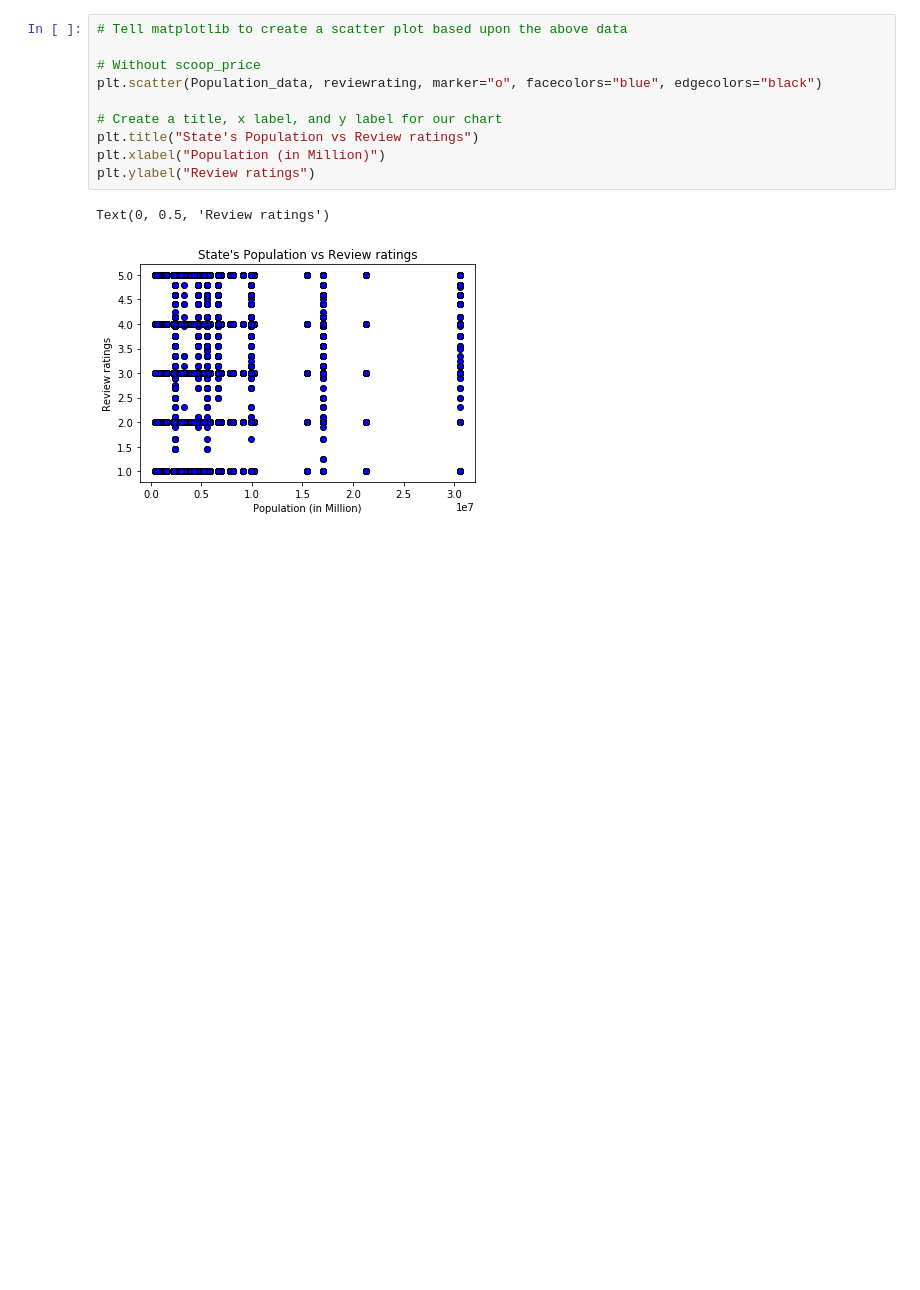
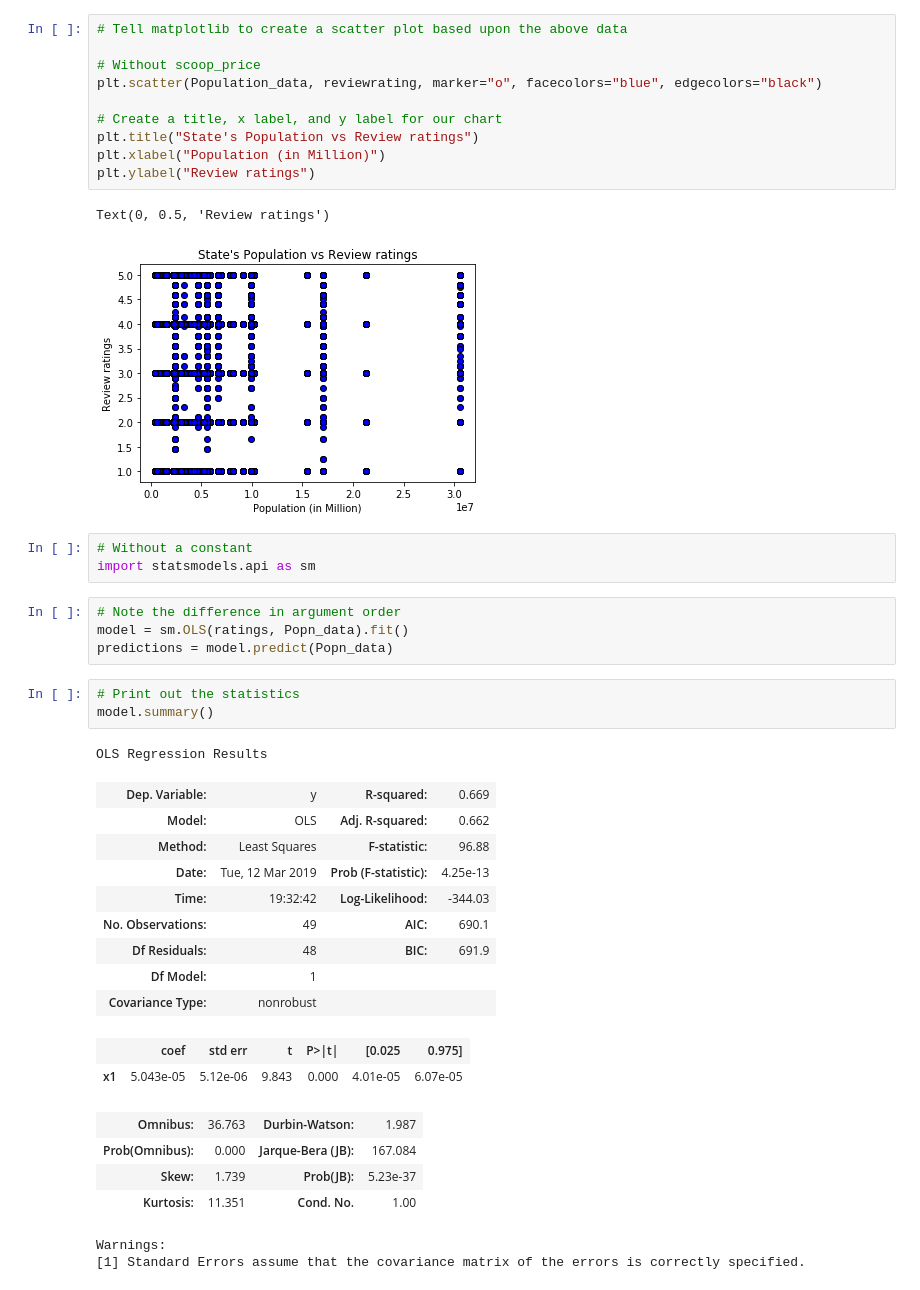
Before and after one commit to janelcv/Hotel_Rating_Analysis, a Jupyter notebook: Hotel_Ratings_Analysis-09.ipynb, the cells around one changed output. Saved outputs shown, nothing was run; the diff lists cells and outputs as text; blank space fills up the shorter version.

```diff
--- a/Hotel_Ratings_Analysis-09.ipynb
+++ b/Hotel_Ratings_Analysis-09.ipynb
@@ -314,3 +314,32 @@ plt.ylabel("Review ratings")
 # %% [output]
 Text(0, 0.5, 'Review ratings')
 [figure]
+# %%
+# Without a constant
+import statsmodels.api as sm
+# %%
+# Note the difference in argument order
+model = sm.OLS(ratings, Popn_data).fit()
+predictions = model.predict(Popn_data)
+# %%
+# Print out the statistics
+model.summary()
+# %% [output]
+OLS Regression Results
+| Dep. Variable: | y | R-squared: | 0.669 |
+| Model: | OLS | Adj. R-squared: | 0.662 |
+| Method: | Least Squares | F-statistic: | 96.88 |
+| Date: | Tue, 12 Mar 2019 | Prob (F-statistic): | 4.25e-13 |
+| Time: | 19:32:42 | Log-Likelihood: | -344.03 |
+| No. Observations: | 49 | AIC: | 690.1 |
+| Df Residuals: | 48 | BIC: | 691.9 |
+| Df Model: | 1 |  |  |
+| Covariance Type: | nonrobust |  |  |
+|  | coef | std err | t | P>|t| | [0.025 | 0.975] |
+| x1 | 5.043e-05 | 5.12e-06 | 9.843 | 0.000 | 4.01e-05 | 6.07e-05 |
+| Omnibus: | 36.763 | Durbin-Watson: | 1.987 |
+| Prob(Omnibus): | 0.000 | Jarque-Bera (JB): | 167.084 |
+| Skew: | 1.739 | Prob(JB): | 5.23e-37 |
+| Kurtosis: | 11.351 | Cond. No. | 1.00 |
+Warnings:
+[1] Standard Errors assume that the covariance matrix of the errors is correctly specified.
```
Also changed, not shown: parts of 1 cell of this notebook.
